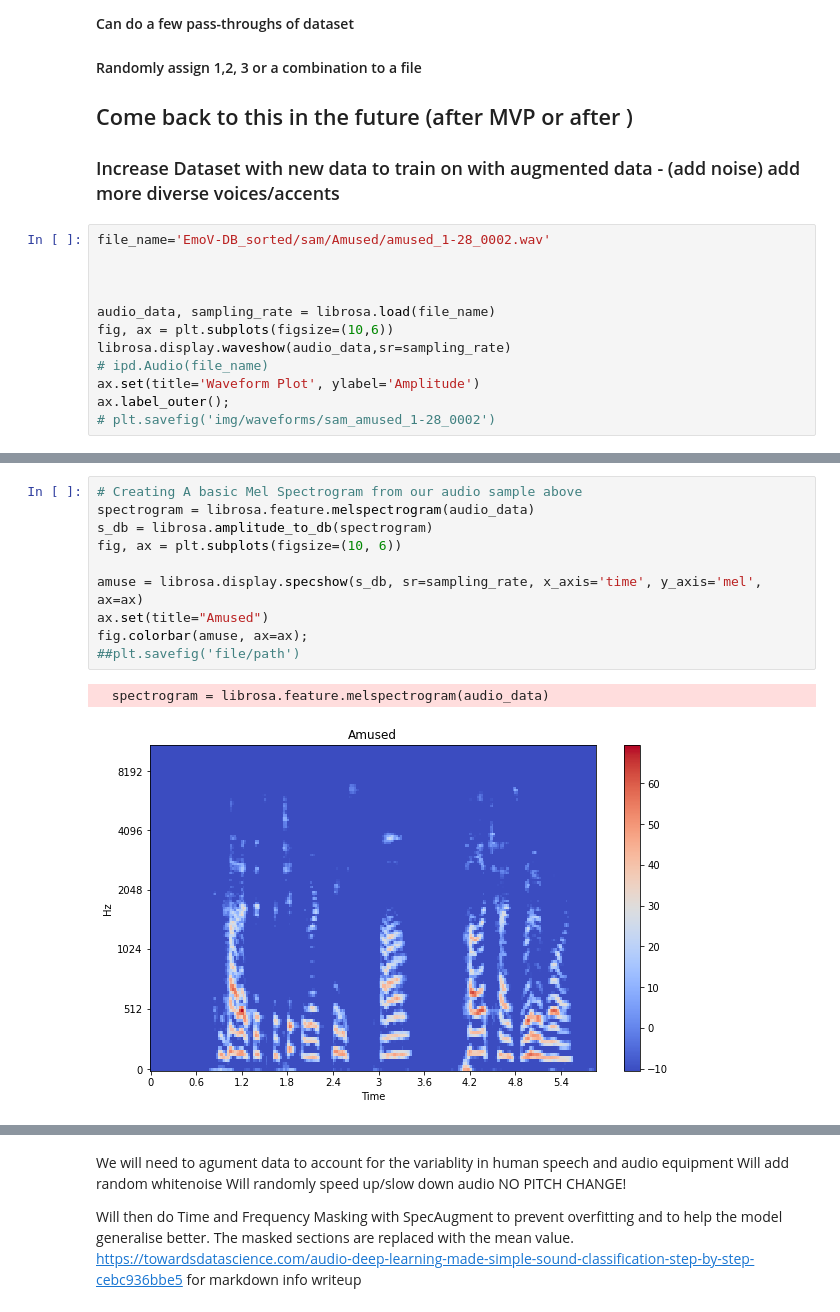
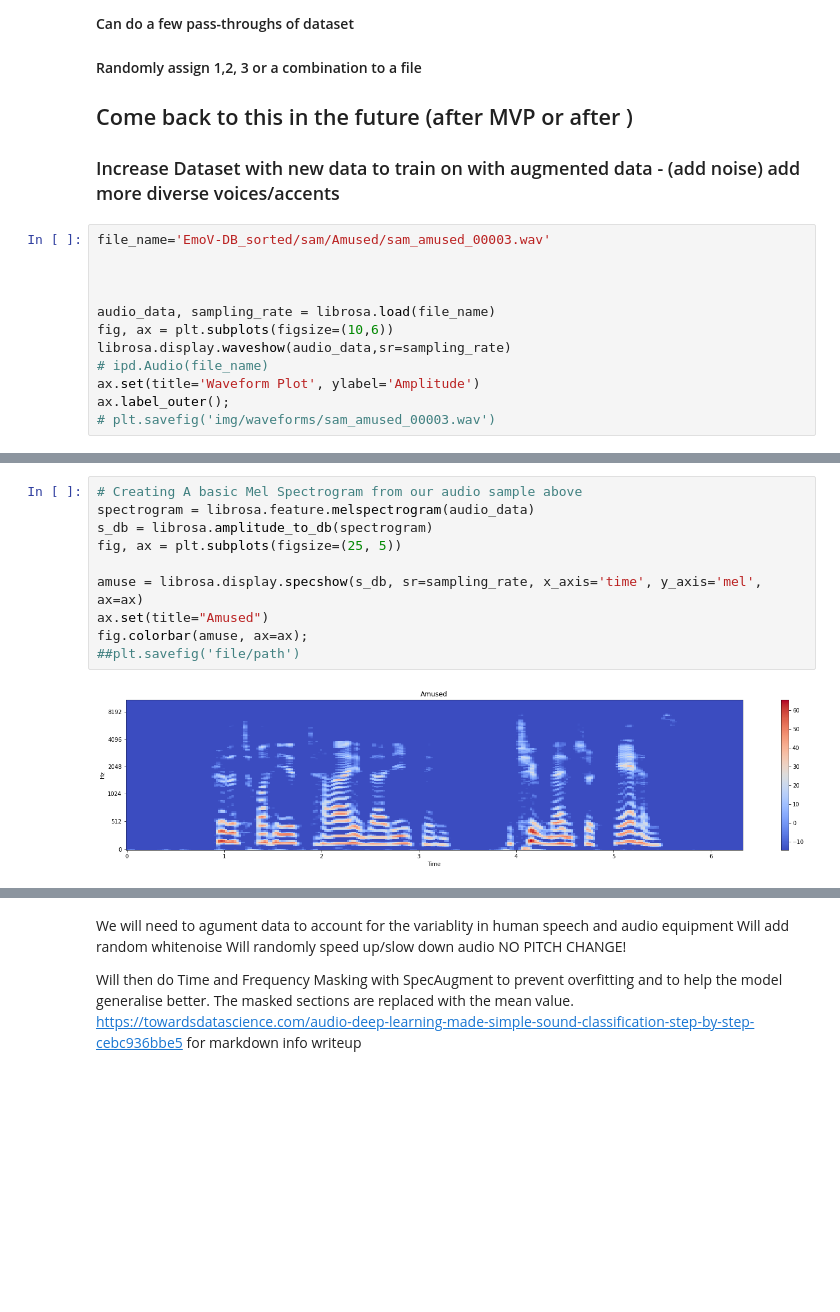
Before and after one commit to njw27/Speech_Emotion_Recognition_SER, a Jupyter notebook: EDA_notebook.ipynb, the cells around one changed output, grey strips where cells are left out. Cells and saved outputs as stored; diff of their text form; blank space fills up the shorter version.

Commit message:
I am very tired but EDA visuals some done and all non aug spectrograms created

```diff
--- a/EDA_notebook.ipynb
+++ b/EDA_notebook.ipynb
@@ -125,7 +156,7 @@ df
 
 ### Increase Dataset with new data to train on with augmented data - (add noise) add more diverse voices/accents
 # %%
-file_name='EmoV-DB_sorted/sam/Amused/amused_1-28_0002.wav'
+file_name='EmoV-DB_sorted/sam/Amused/sam_amused_00003.wav'
 
 
 
@@ -135,5 +166,5 @@ librosa.display.waveshow(audio_data,sr=sampling_rate)
 # ipd.Audio(file_name)
 ax.set(title='Waveform Plot', ylabel='Amplitude')
 ax.label_outer();
-# plt.savefig('img/waveforms/sam_amused_1-28_0002')
+# plt.savefig('img/waveforms/sam_amused_00003.wav')
 # %% [output]
@@ -141,13 +172,12 @@ ax.label_outer();
 # %%
 # Creating A basic Mel Spectrogram from our audio sample above
 spectrogram = librosa.feature.melspectrogram(audio_data)
 s_db = librosa.amplitude_to_db(spectrogram)
-fig, ax = plt.subplots(figsize=(10, 6))
+fig, ax = plt.subplots(figsize=(25, 5))
 
 amuse = librosa.display.specshow(s_db, sr=sampling_rate, x_axis='time', y_axis='mel', ax=ax)
 ax.set(title="Amused")
 fig.colorbar(amuse, ax=ax);
 ##plt.savefig('file/path')
 # %% [output]
-  spectrogram = librosa.feature.melspectrogram(audio_data)
-[figure, old version]
+[figure, new version]
```
Also changed, not shown: parts of 37 cells of this notebook, 3 other files.
